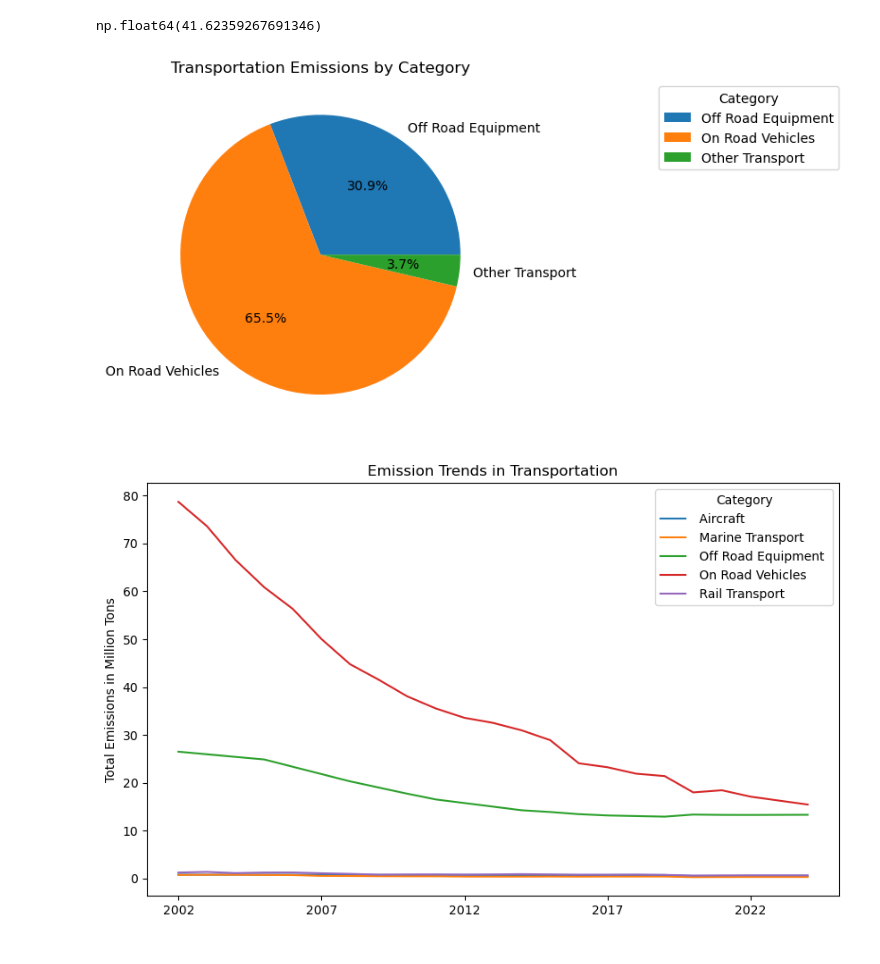
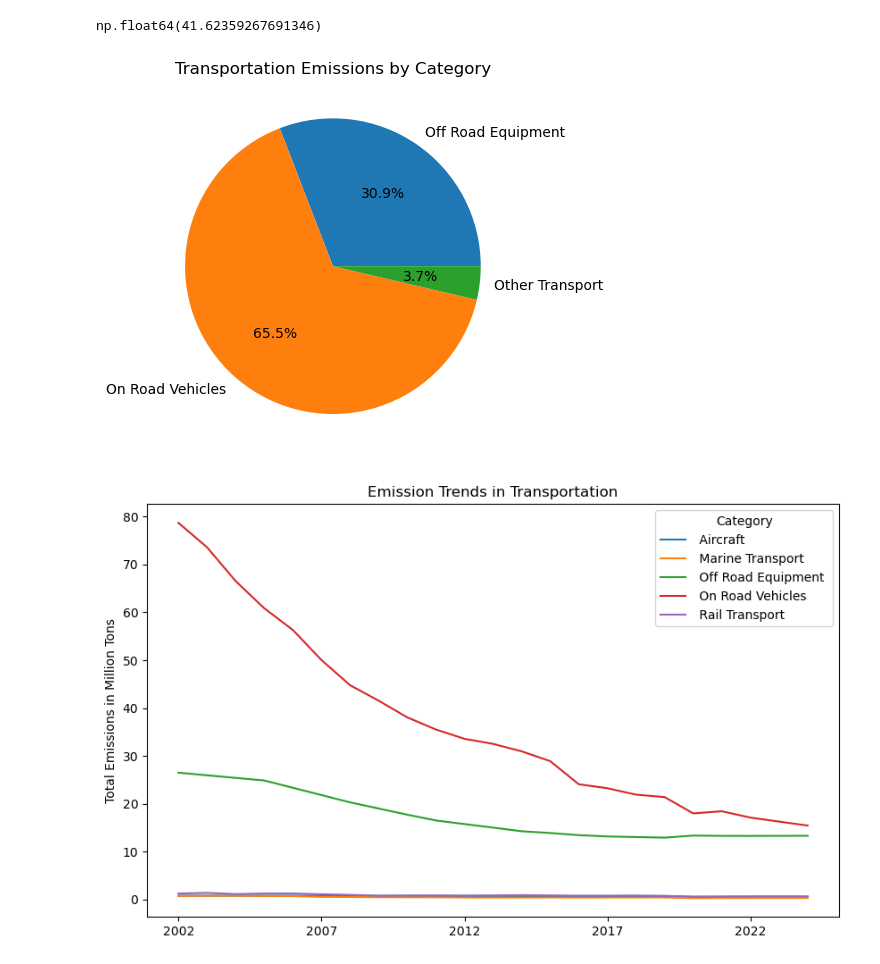
Before and after one commit to ShamithaJino/Air-Pollution-Analysis, a Jupyter notebook: notebook/sector_state_emission_analysis.ipynb, the cells around one changed output. Drawn from its saved outputs; the diff is of its cells as text; code cells hidden in the pictures.

Commit message:
Implemented Air Pollution Analysis

```diff
--- a/notebook/sector_state_emission_analysis.ipynb
+++ b/notebook/sector_state_emission_analysis.ipynb
@@ -33,6 +33,7 @@ air_pollutions_df.head()
 air_pollutions_df['Sector'] = air_pollutions_df['Sector'].replace({'Other Non Industrial' : 'Other Non-Industrial'})
 air_pollutions_df['Pollutant'] = air_pollutions_df['Pollutant'].replace('PM25-PRI', 'PM2.5')
 air_pollutions_df['Pollutant'] = air_pollutions_df['Pollutant'].replace('PM10-PRI', 'PM10')
+air_pollutions_df['Sector'] = air_pollutions_df['Sector'].replace({'Fuel Comb ' : 'Fuel Combustion'})
 # %%
 air_pollutions_df['Sector'].unique()
 # %% [output]
@@ -270,36 +271,37 @@ transport_df_modified['Category'] = (
     transport_df_modified['Category']
     .astype(str)
     .str.strip()
 
 )
 
 #Replace categories before grouping
 transport_df_modified['Category'] = transport_df_modified['Category'].replace({
     'Marine Transport': 'Other Transport',
     'Aircraft': 'Other Transport',
     'Rail Transport': 'Other Transport'
 })
 
 # Group after replacing
 transportation_category_df = (
     transport_df_modified
     .groupby('Category')['Total_emissions_mlns']
     .sum()
     .reset_index(name='trans_cat_emission')
 )
 transport_df_modified
 # Plot pie chart
 transportation_category_df.set_index('Category').plot.pie(
     y='trans_cat_emission',
-    autopct='%1.1f%%'
+    autopct='%1.1f%%',
+    legend=False
 )
 
-plt.legend(loc='upper right', bbox_to_anchor=(2, 1.0), title='Category')
+##plt.legend(loc='upper right', bbox_to_anchor=(2, 1.0), title='Category')
 plt.ylabel('')
 plt.title('Transportation Emissions by Category')
 plt.show()
 # %% [output]
-[figure, old version]
+[figure, new version]
 # %%
 # Yearly emissions trend by category
 yearly_transportation_df = (
```
Also changed, not shown: parts of 11 cells of this notebook, 5 other files.
